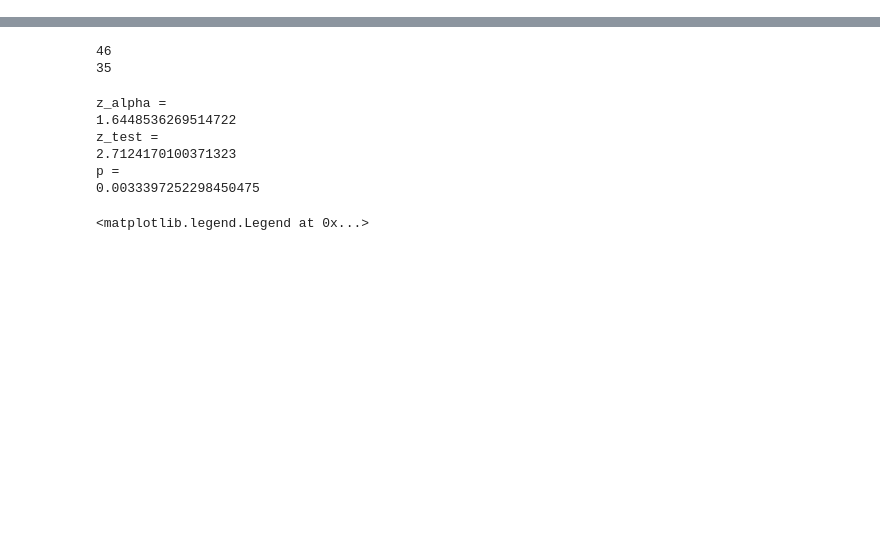
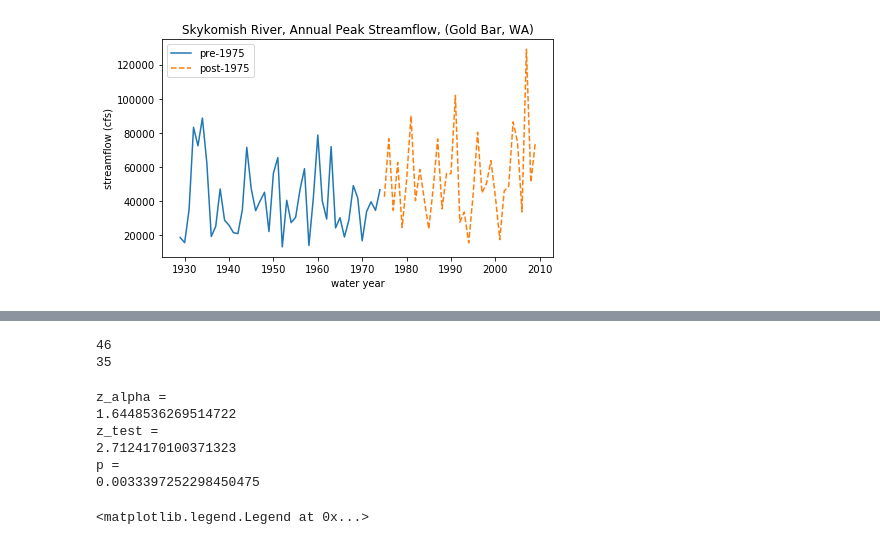
Before and after one commit to Mountain-Hydrology-Research-Group/data-analysis, a Jupyter notebook: modules/lab2/lab2-1.ipynb, the cells around one changed output, grey strips where cells are left out. Cells and saved outputs as stored; diff of their text form; code cells hidden in the pictures; blank space fills up the shorter version.

```diff
--- a/modules/lab2/lab2-1.ipynb
+++ b/modules/lab2/lab2-1.ipynb
@@ -207,0 +45,16 @@ However, the central limit theorem states, "If a sample of n values is extracted
+# %%
+# Divide the data into the early period (before 1975) and late period (after and including 1975).
+
+skykomish_before = skykomish_data[ skykomish_data['water year'] < 1975 ]
+skykomish_after = skykomish_data[ skykomish_data['water year'] >= 1975 ]
+# %%
+# Plot our two time periods
+fig, ax = plt.subplots(figsize=(7,4))
+
+skykomish_before.plot(x='water year', y='peak value (cfs)', ax=ax, linestyle='-', label='pre-1975')
+skykomish_after.plot(x='water year', y='peak value (cfs)', ax=ax, linestyle='--', label='post-1975')
+
+ax.set_ylabel('streamflow (cfs)');
+ax.set_title('Skykomish River, Annual Peak Streamflow, (Gold Bar, WA)');
+# %% [output]
+[figure, added]
```
Also changed, not shown: parts of 34 cells of this notebook.
